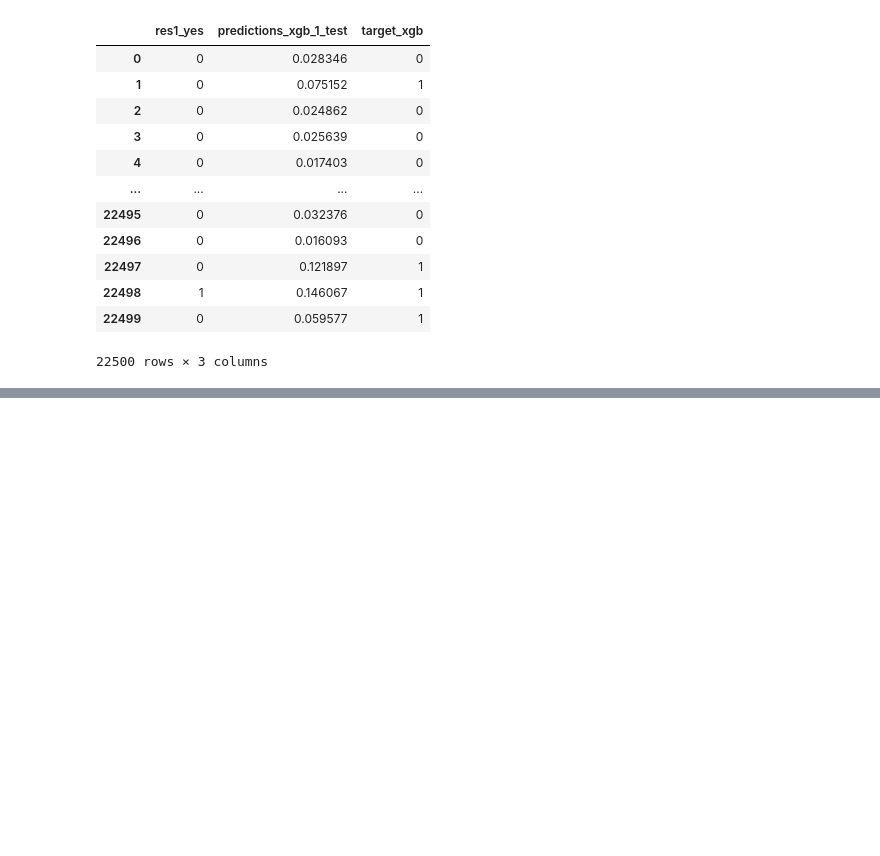
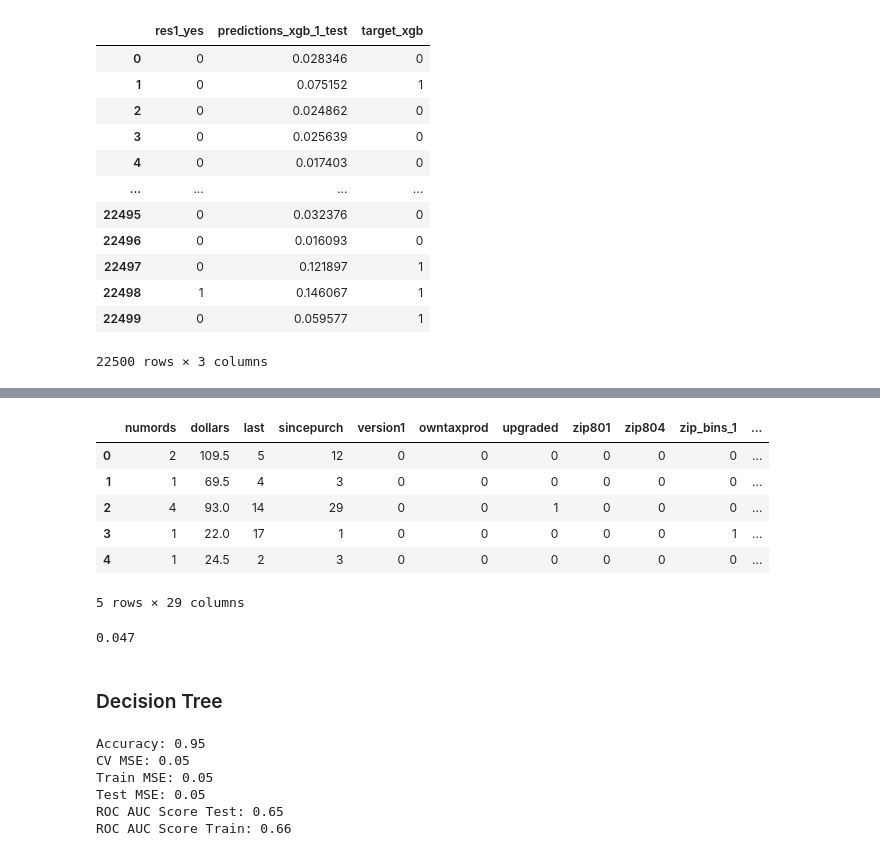
Before and after one commit to sauravjayan/Intuit-Quickbooks-Redux, a Jupyter notebook: intuit-redux.ipynb, the cells around one changed output, grey strips where cells are left out. Cells and saved outputs as stored; diff of their text form; code cells hidden in the pictures; blank space fills up the shorter version.

```diff
--- a/intuit-redux.ipynb
+++ b/intuit-redux.ipynb
@@ -312,0 +338,5 @@ df_test
+# %%
+## loading the data - this dataset must NOT be changed
+intuit75k = pd.read_pickle("data/intuit75k.pkl")
+intuit75k["res1_yes"] = (intuit75k["res1"] == "Yes").astype(int)
+intuit75k.head()
@@ -312,0 +358,13 @@ df_test
+# %%
+def make_version_status(x, y):
+    if x == 1 and y == 0:
+        return "BoughtV1_CurrentV1"
+    if x == 0 and y == 1:
+        return "BoughtV1_CurrentV2"
+    if x == 0 and y == 0:
+        return "BoughtV2_CurrentV2"
+
+
+intuit75k["version_status"] = intuit75k[["version1", "upgraded"]].apply(
+    lambda x: make_version_status(*x), axis=1
+)
@@ -312,0 +380,14 @@ df_test
+# %%
+y = np.array(intuit75k['res1_yes'])
+intuit75k_modified = intuit75k.drop(columns=['zip','res1','res1_yes','sex', 'id','training','Res_zip_bin','bizflag','version_status'], axis=1)
+intuit75k_modified['zip_bins'] = pd.Categorical(intuit75k_modified['zip_bins'])
+intuit75k_modified = pd.get_dummies(intuit75k_modified)
+intuit75k_modified.head()
+# %% [output]
+|  | numords | dollars | last | sincepurch | version1 | owntaxprod | upgraded | zip801 | zip804 | zip_bins_1 | ... |
+| 0 | 2 | 109.5 | 5 | 12 | 0 | 0 | 0 | 0 | 0 | 0 | ... |
+| 1 | 1 | 69.5 | 4 | 3 | 0 | 0 | 0 | 0 | 0 | 0 | ... |
+| 2 | 4 | 93.0 | 14 | 29 | 0 | 0 | 1 | 0 | 0 | 0 | ... |
+| 3 | 1 | 22.0 | 17 | 1 | 0 | 0 | 0 | 0 | 0 | 1 | ... |
+| 4 | 1 | 24.5 | 2 | 3 | 0 | 0 | 0 | 0 | 0 | 0 | ... |
+5 rows × 29 columns
@@ -312,0 +402,43 @@ df_test
+# %%
+breakeven
+# %% [output]
+0.047
+# %% [markdown]
+### Decision Tree
+# %%
+from sklearn.tree import DecisionTreeClassifier
+from sklearn.model_selection import train_test_split
+from sklearn.metrics import mean_squared_error as MSE
+from sklearn.model_selection import cross_val_score
+from sklearn.metrics import accuracy_score
+from sklearn.metrics import roc_auc_score
+
+SEED = 123
+SEED2 = 168
+X_train, X_test, y_train, y_test= train_test_split(X, y,
+                                                   stratify=y,  random_state=SEED, test_size = 0.3)
+
+dt = DecisionTreeClassifier(max_depth=4, random_state=SEED2, min_samples_leaf = 0.14)
+
+MSE_CV = - cross_val_score(dt, X_train, y_train, cv= 10, scoring='neg_mean_squared_error', n_jobs = 4)
+
+dt.fit(X_train,y_train)
+
+y_predict_train = dt.predict(X_train)
+y_predict_test = dt.predict(X_test)
+y_pred_proba = dt.predict_proba(X_test)[:,1]
+y_pred_proba_train = dt.predict_proba(X_train)[:,1]
+
+print('Accuracy: {:.2f}'.format(accuracy_score(y_test, y_predict_test)))
+print('CV MSE: {:.2f}'.format(MSE_CV.mean()))
+print('Train MSE: {:.2f}'.format(MSE(y_train, y_predict_train)))
+print('Test MSE: {:.2f}'.format(MSE(y_test, y_predict_test)))
+print('ROC AUC Score Test: {:.2f}'.format(roc_auc_score(y_test, y_pred_proba)))
+print('ROC AUC Score Train: {:.2f}'.format(roc_auc_score(y_train, y_pred_proba_train)))
+# %% [output]
+Accuracy: 0.95
+CV MSE: 0.05
+Train MSE: 0.05
+Test MSE: 0.05
+ROC AUC Score Test: 0.65
+ROC AUC Score Train: 0.66
```
Also changed, not shown: parts of 51 cells of this notebook.
